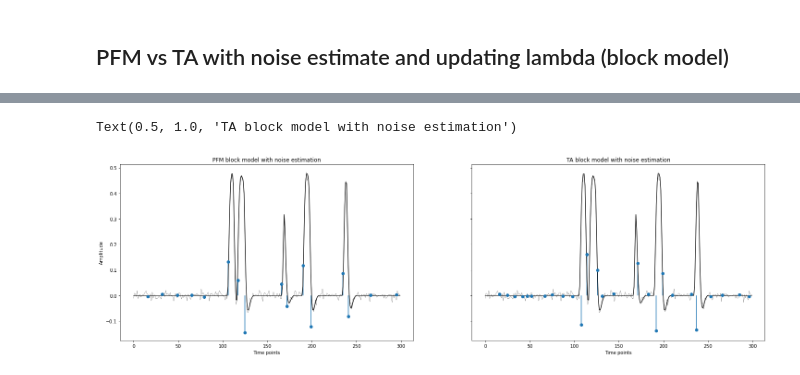
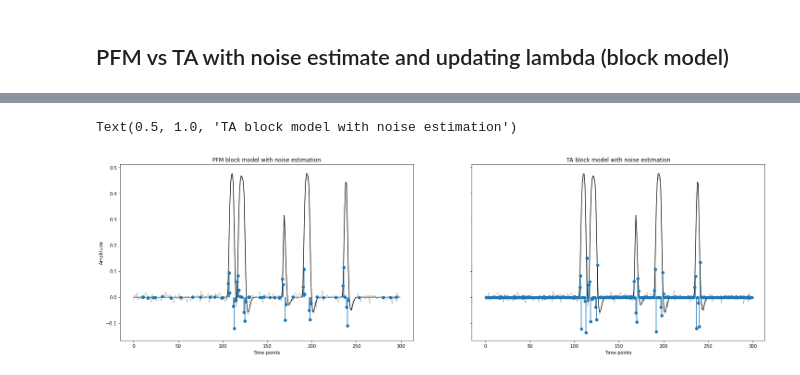
Before and after one commit to eurunuela/pfm_vs_ta, a Jupyter notebook: pfm_vs_ta_long_lownoise.ipynb, the cells around one changed output, grey strips where cells are left out. Drawn from its saved outputs; the diff is of its cells as text; code cells hidden in the pictures.

Commit message:
Improved notebook, added comments and use sklearn for PFM

```diff
--- a/pfm_vs_ta_long_lownoise.ipynb
+++ b/pfm_vs_ta_long_lownoise.ipynb
@@ -396,24 +734,49 @@ ta_temp[ta_peak_idxs] = ta_block[ta_peak_idxs].copy()
+# %%
+# Generate HRF filter for TA with block model
+params['model'] = 'block'
+params['f_analyze'], params['f_recons'], params['maxeig'] = hrf_filters(params['tr'], condition=params['model'])
+n = params['f_analyze']['num']
+d = params['f_analyze']['den']
+
+for vox_idx in range(1):
+
+    # Extract voxel data
+    y = data[:, vox_idx]
+    y = y[:, np.newaxis]
+
+    # Set lambda to the PFM BIC selection
+    bic_lambda = lambdas_pfm_block[bic_pfm_block_idx]
+
+    # Solve PFM. Lambda is divided by nscans to account for sklearn formulation.
+    clf = Lasso(alpha=bic_lambda/nscans)
+    clf.fit(hrf_block, y)
+    pfm_block = clf.coef_
+
+    # Solve TA
+    ta_block, _ = ta(y, params, lambd=bic_lambda, update_lambda=False)
 # %%
-pfm_block_plot = temp.copy()
+# Set zeros to nan to make plots cleaner.
+pfm_block_plot = pfm_block
 pfm_block_plot[pfm_block_plot == 0] = np.nan
-ta_block_plot = ta_temp.copy()
+ta_block_plot = ta_block
 ta_block_plot[ta_block_plot == 0] = np.nan
-pfm_block_plot *= 10
-#ta_block_plot *= 5
 
+# Generate figure.
 fig, (ax1, ax2) = plt.subplots(1, 2, sharey=True, figsize=(25,7))
+
+# Plot PFm results
 ax1.plot(y, color='black', linewidth=.3, label='Simulation')
 ax1.plot(ground_truth, color='black', linewidth='1.3', label='Ground truth')
 ax1.stem(pfm_block_plot, label='PFM', use_line_collection=True, basefmt=" ")
-#ax1.plot(10*temp, linewidth=2, label='PFM', color='#FF7E02')
 ax1.set(xlabel='Time points', ylabel='Amplitude')
 ax1.set_title('PFM block model with noise estimation')
+
+# Plot TA results
 ax2.plot(y, color='black', linewidth=.3, label='Simulation')
 ax2.plot(ground_truth, color='black', linewidth='1.3', label='Ground truth')
 ax2.stem(ta_block_plot, label='PFM', use_line_collection=True, basefmt=" ")
-#ax2.plot(ta_block_plot, linewidth=2, label='TA', color='#FF7E02')
 ax2.set(xlabel='Time points')
 ax2.set_title('TA block model with noise estimation')
 # %% [output]
 Text(0.5, 1.0, 'TA block model with noise estimation')
-[figure, old version]
+[figure, new version]
```
Also changed, not shown: parts of 67 cells of this notebook, 5 other files.
